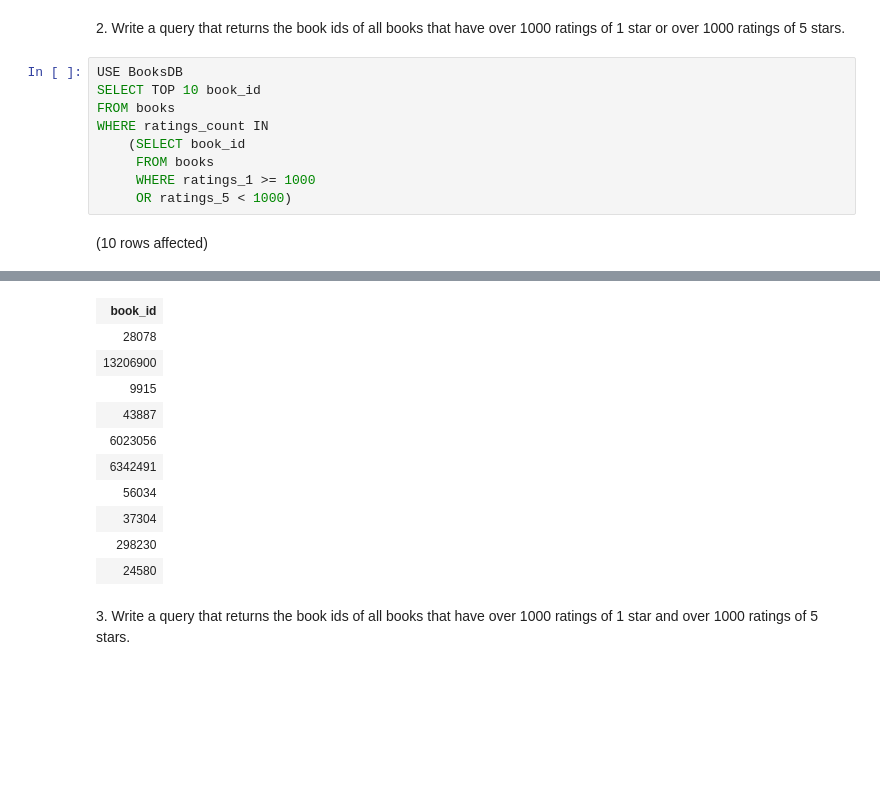
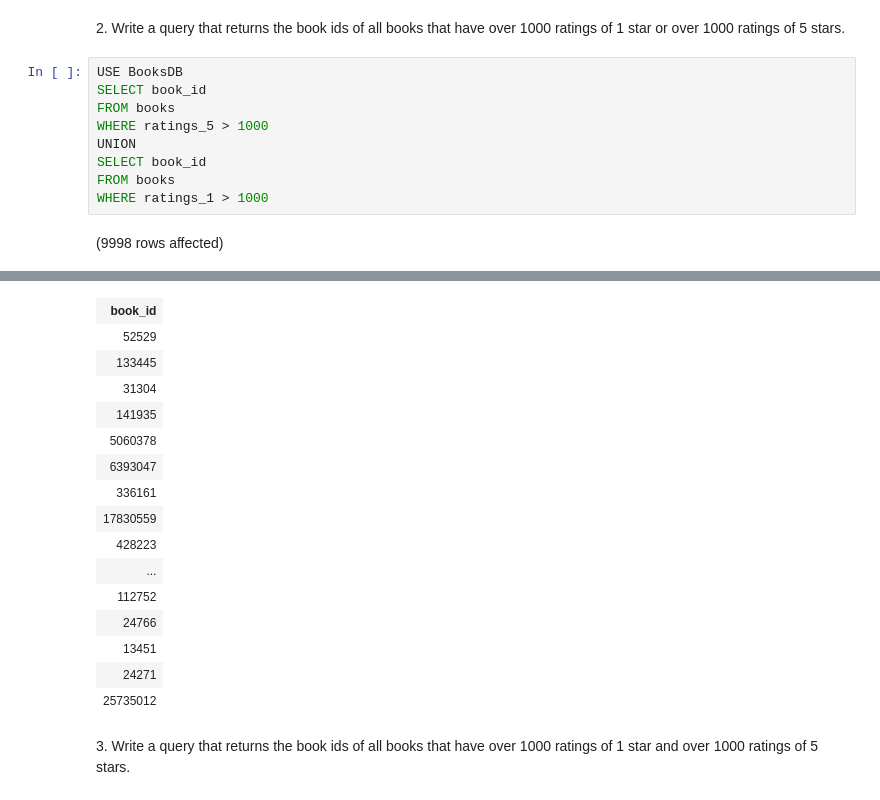
Before and after one commit to jordynvazquez/sql-part4-exercises, a Jupyter notebook: sql-part4.ipynb, the cells around one changed output, grey strips where cells are left out. Drawn from its saved outputs; the diff is of its cells as text; blank space fills up the shorter version.

```diff
--- a/sql-part4.ipynb
+++ b/sql-part4.ipynb
@@ -21,12 +21,12 @@ Total execution time: 00:00:00.588
 2. Write a query that returns the book ids of all books that have over 1000 ratings of 1 star or over 1000 ratings of 5 stars.
 # %%
 USE BooksDB
-SELECT TOP 10 book_id
+SELECT book_id
 FROM books
-WHERE ratings_count IN
-    (SELECT book_id
-     FROM books
-     WHERE ratings_1 >= 1000
-     OR ratings_5 < 1000)
+WHERE ratings_5 > 1000
+UNION
+SELECT book_id
+FROM books
+WHERE ratings_1 > 1000
 # %% [output]
-(10 rows affected)
+(9998 rows affected)
@@ -34,14 +35,19 @@ Total execution time: 00:00:00.035
 | book_id |
-| 28078 |
-| 13206900 |
-| 9915 |
-| 43887 |
-| 6023056 |
-| 6342491 |
-| 56034 |
-| 37304 |
-| 298230 |
-| 24580 |
+| 52529 |
+| 133445 |
+| 31304 |
+| 141935 |
+| 5060378 |
+| 6393047 |
+| 336161 |
+| 17830559 |
+| 428223 |
+| ... |
+| 112752 |
+| 24766 |
+| 13451 |
+| 24271 |
+| 25735012 |
 # %% [markdown]
 3. Write a query that returns the book ids of all books that have over 1000 ratings of 1 star and over 1000 ratings of 5 stars.
 # %%
```
Also changed, not shown: parts of 3 cells of this notebook.
